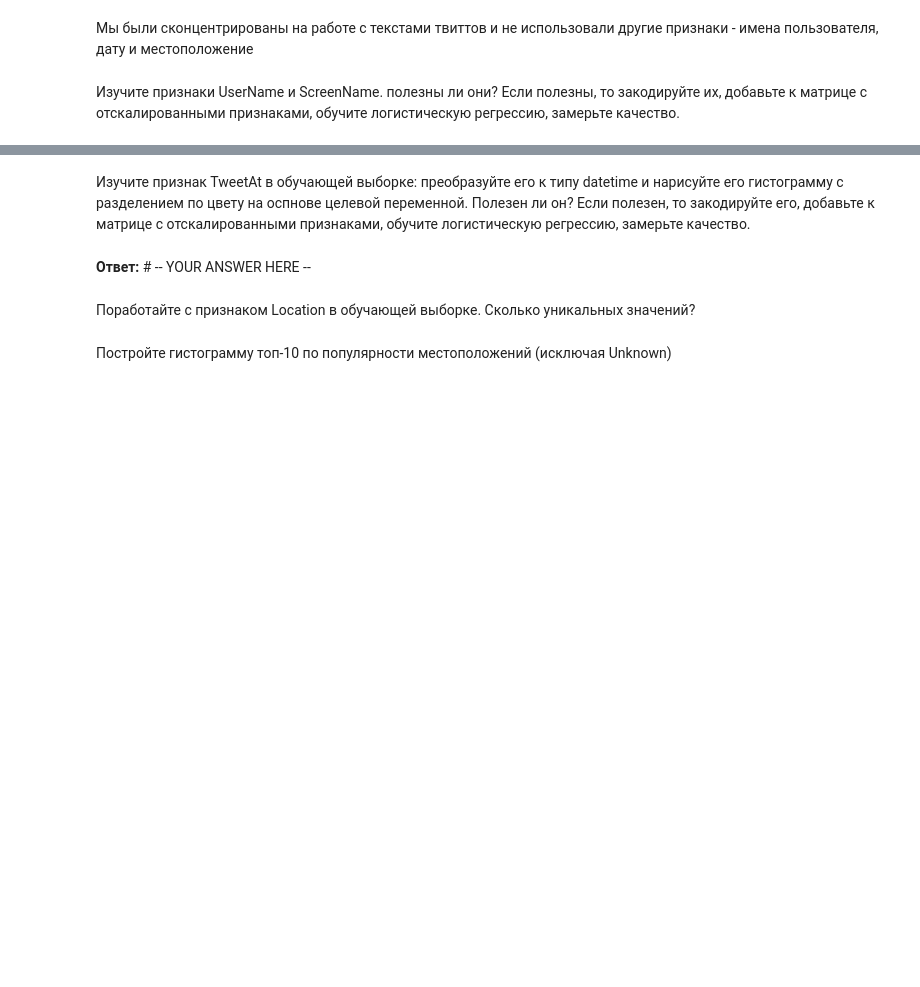
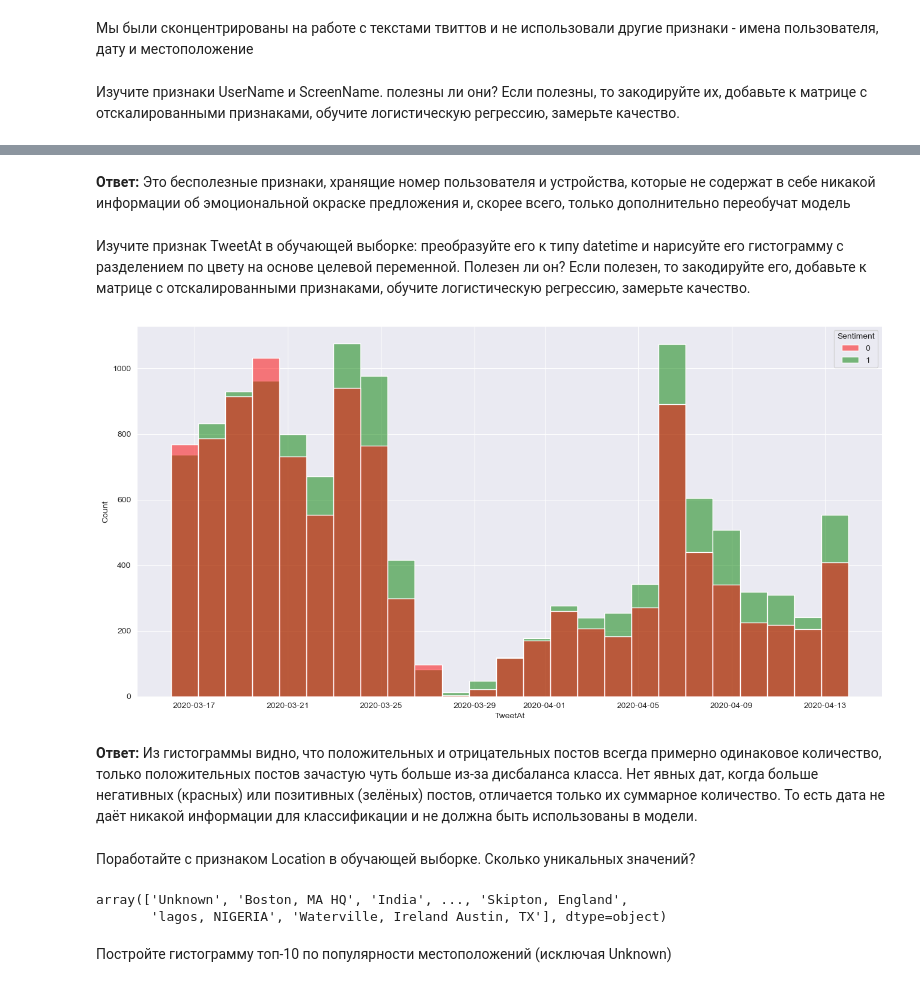
Before and after one commit to Vdmrl/HSE-IDA-ML, a Jupyter notebook: hw6-texts-classification/hw06_texts.ipynb, the cells around one changed output, grey strips where cells are left out. Cells and saved outputs as stored; diff of their text form; code cells hidden in the pictures; blank space fills up the shorter version.

```diff
--- a/hw6-texts-classification/hw06_texts.ipynb
+++ b/hw6-texts-classification/hw06_texts.ipynb
@@ -537,0 +663,8 @@ print(len(cv.vocabulary_))
+# %%
+# Всё также, как в задании 5
+count_vec = CountVectorizer(ngram_range=(1, 1), tokenizer=custom_stem_tokenizer)
+count_bow_train = count_vec.fit_transform(X_train.OriginalTweet)
+count_bow_test = count_vec.transform(X_test.OriginalTweet)
+tfidf_vec = TfidfVectorizer(ngram_range=(1, 1), tokenizer=custom_stem_tokenizer)
+tfidf_vec_train = tfidf_vec.fit_transform(X_train.OriginalTweet)
+tfidf_vec_test = tfidf_vec.transform(X_test.OriginalTweet)
@@ -591,2 +906,4 @@ from sklearn.preprocessing import StandardScaler
+# %% [markdown]
+**Ответ:** Это бесполезные признаки, хранящие номер пользователя и устройства, которые не содержат в себе никакой информации об эмоциональной окраске предложения и, скорее всего, только дополнительно переобучат модель
 # %% [markdown]
-Изучите признак TweetAt в обучающей выборке: преобразуйте его к типу datetime и нарисуйте его гистограмму с разделением по цвету на оспнове целевой переменной. Полезен ли он? Если полезен, то закодируйте его, добавьте к матрице с отскалированными признаками, обучите логистическую регрессию, замерьте качество.
+Изучите признак TweetAt в обучающей выборке: преобразуйте его к типу datetime и нарисуйте его гистограмму с разделением по цвету на основе целевой переменной. Полезен ли он? Если полезен, то закодируйте его, добавьте к матрице с отскалированными признаками, обучите логистическую регрессию, замерьте качество.
@@ -595,4 +910,12 @@ from sklearn.preprocessing import StandardScaler
-# %% [markdown]
-**Ответ:** # -- YOUR ANSWER HERE --
+# %%
+tweet_at = pd.to_datetime(X_train["TweetAt"], format='%d-%m-%Y')
+
+plt.figure(figsize=(16, 8))
+sns.histplot(x=tweet_at, hue=y_train, palette={0: 'red', 1: 'green'})
+plt.show()
+# %% [output]
+[figure, added]
+# %% [markdown]
+**Ответ:** Из гистограммы видно, что положительных и отрицательных постов всегда примерно одинаковое количество, только положительных постов зачастую чуть больше из-за дисбаланса класса. Нет явных дат, когда больше негативных (красных) или позитивных (зелёных) постов, отличается только их суммарное количество. То есть дата не даёт никакой информации для классификации и не должна быть использованы в модели.
 # %% [markdown]
 Поработайте с признаком Location в обучающей выборке. Сколько уникальных значений?
@@ -601,2 +922,7 @@ from sklearn.preprocessing import StandardScaler
+# %%
+X_train["Location"].unique()  # почти 8000 уникальных значений
+# %% [output]
+array(['Unknown', 'Boston, MA HQ', 'India', ..., 'Skipton, England',
+       'lagos, NIGERIA', 'Waterville, Ireland Austin, TX'], dtype=object)
 # %% [markdown]
 Постройте гистограмму топ-10 по популярности местоположений (исключая Unknown)
```
Also changed, not shown: parts of 85 cells of this notebook.
